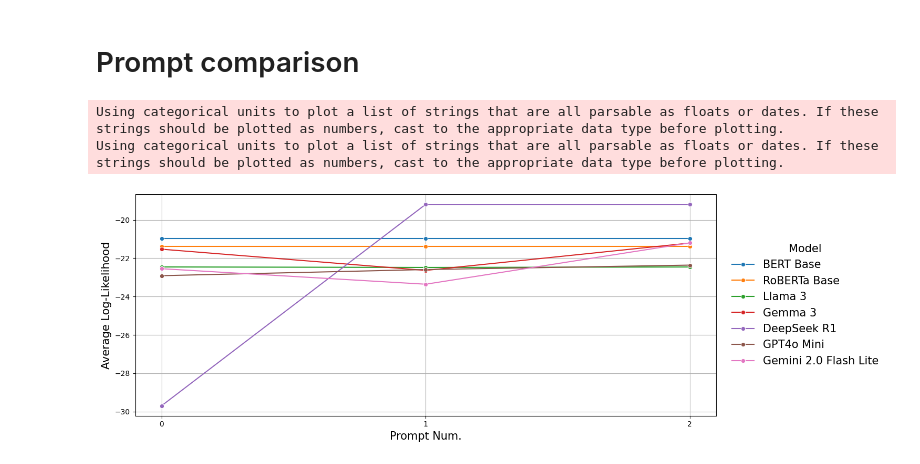
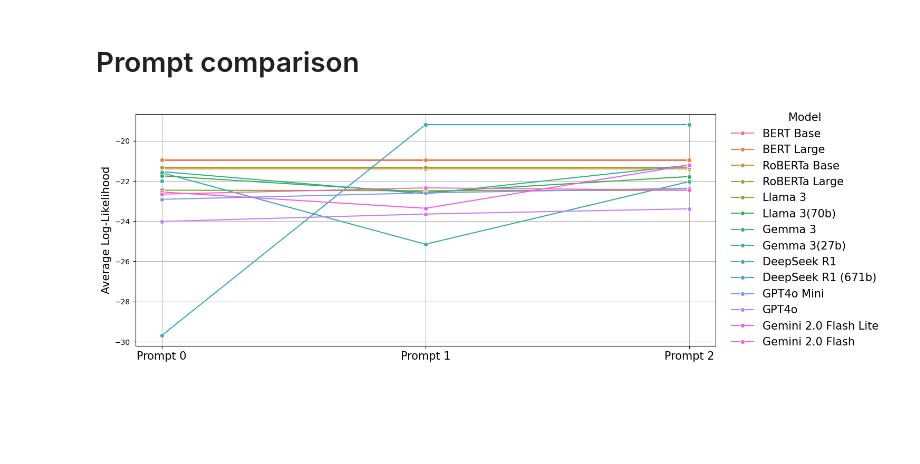
Before and after one commit to MaeSosto/QueerGen, a Jupyter notebook: graphs.ipynb, the cells around one changed output. Drawn from its saved outputs; the diff is of its cells as text; code cells hidden in the pictures; blank space fills up the shorter version.

```diff
--- a/graphs.ipynb
+++ b/graphs.ipynb
@@ -1013,43 +1013,41 @@ def plot_log_likelihood_by_prompt(models):
                 continue
             df = pd.read_csv(f"{OUTPUT_EVALUATION}{prompt_num}/{model}.csv")
             df['Model'] = MODELS_LABELS.get(model, model)
-            df['Prompt'] = re.sub("prompt_", "", prompt_num)
+            df['Prompt'] = re.sub("prompt_", "Prompt ", prompt_num)
             df_concat = pd.concat([df_concat, df], ignore_index=True)
 
     # Compute average log-likelihood
-    avg_log_likelihood = df_concat.groupby(["Model", "Prompt"])[LOG_LIKELYHOOD].mean().reset_index()
+    avg_log_likelihood = df_concat.groupby(["Model", "Prompt"])[LOG_LIKELIHOOD].mean().reset_index()
 
     # Sort models for consistent x-axis
     model_order = list(dict.fromkeys([MODELS_LABELS.get(m, m) for m in models] + [MODELS_LABELS.get(BERT_BASE, BERT_BASE)]))
     avg_log_likelihood['Model'] = pd.Categorical(avg_log_likelihood['Model'], categories=model_order, ordered=True)
 
     #display(avg_log_likelihood)
 
     # Plot
     plt.figure(figsize=(12, 5))
-    sns.lineplot(data=avg_log_likelihood, x="Prompt", y=LOG_LIKELYHOOD, hue="Model", marker="o")
+    sns.lineplot(data=avg_log_likelihood, x="Prompt", y=LOG_LIKELIHOOD, hue="Model", marker="o")
 
     #plt.title("Average Log-Likelihood per Model and Prompt")
     plt.ylabel("Average Log-Likelihood" , fontsize=LABELSIZE)
-    plt.xlabel("Prompt Num.",  fontsize=LABELSIZE)
-    #plt.xticks(rotation=45)
+    plt.xlabel(None)
+    plt.xticks(fontsize=LABELSIZE)
     plt.tight_layout()
     plt.legend(
         title="Model",
         loc="center left",
         bbox_to_anchor=(1.02, 0.5),
         borderaxespad=0,
         frameon=False,
         fontsize = LABELSIZE,
         title_fontsize=LABELSIZE,
     )
     plt.grid(True)
     plt.savefig(PATH_LOG_GRAPH + 'prompt.png', bbox_inches='tight')
     plt.show()
 
 
-plot_log_likelihood_by_prompt([BERT_BASE, ROBERTA_BASE, LLAMA3, GEMMA3, DEEPSEEK, GPT4_MINI, GEMINI_2_0_FLASH_LITE])
+plot_log_likelihood_by_prompt(MODEL_LIST_FULL)
 # %% [output]
-Using categorical units to plot a list of strings that are all parsable as floats or dates. If these strings should be plotted as numbers, cast to the appropriate data type before plotting.
-Using categorical units to plot a list of strings that are all parsable as floats or dates. If these strings should be plotted as numbers, cast to the appropriate data type before plotting.
-[figure, old version]
+[figure, new version]
```
Also changed, not shown: parts of 1 cell of this notebook, 9 other files.
